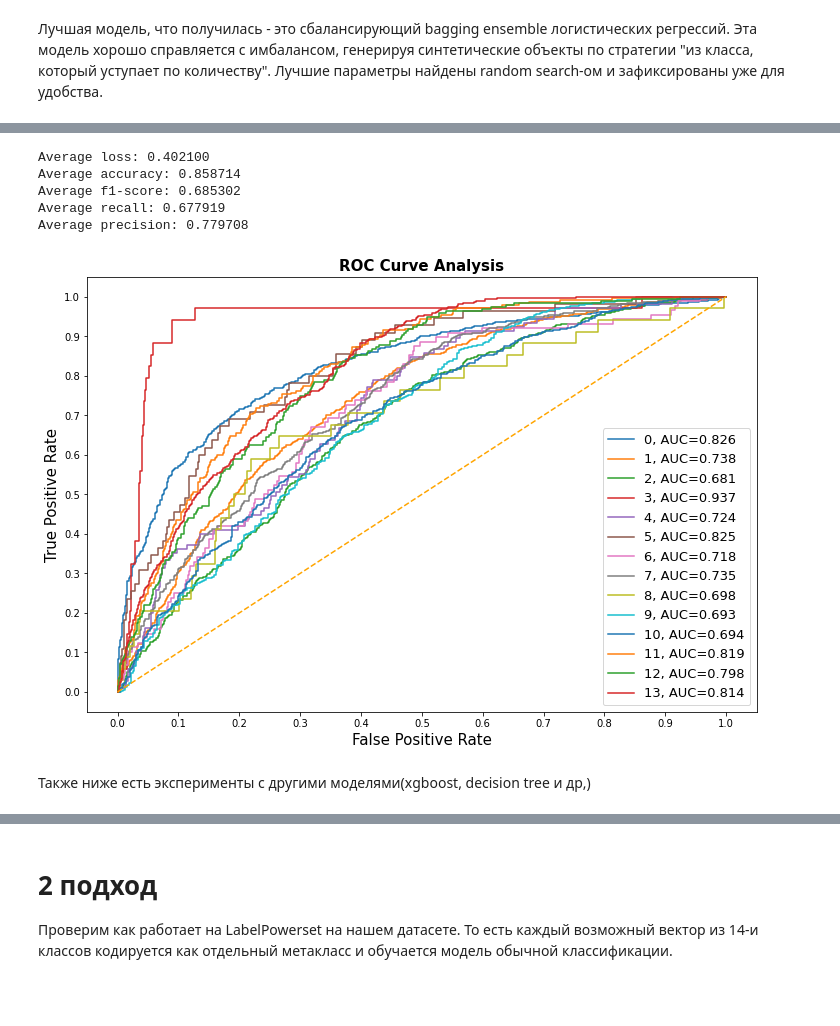
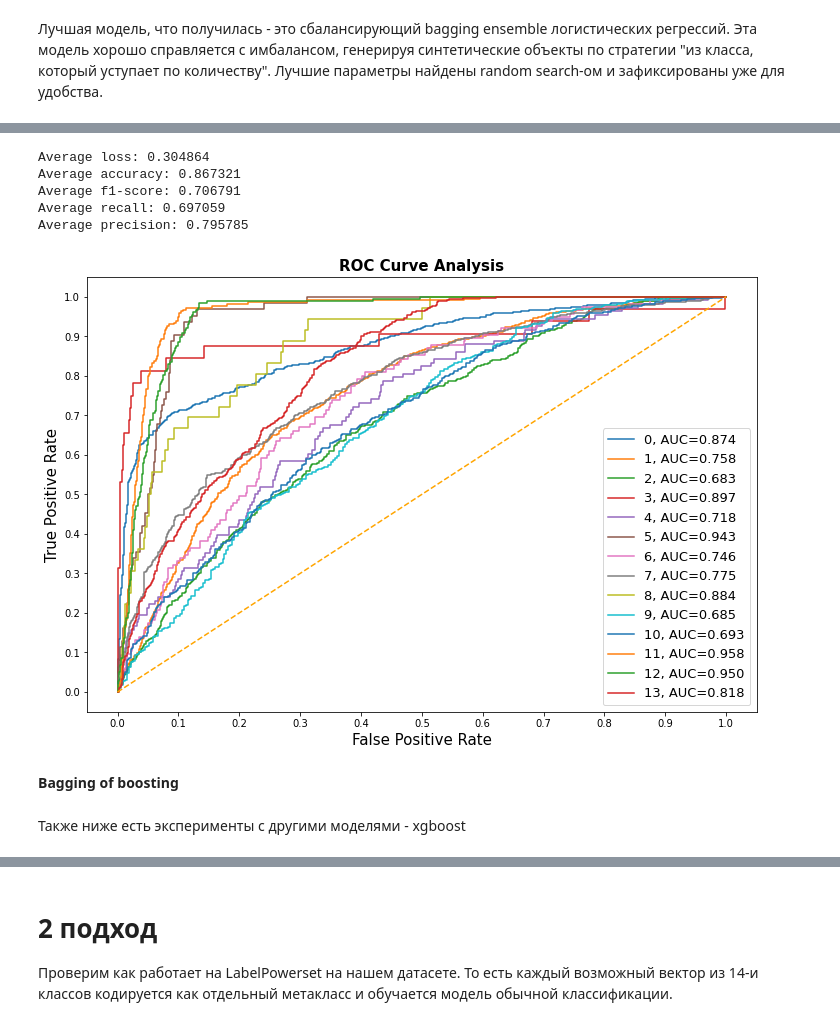
Before and after one commit to befozg/AM_entrance, a Jupyter notebook: classification_multi_lablel.ipynb, the cells around one changed output, grey strips where cells are left out. Saved outputs shown, nothing was run; the diff lists cells and outputs as text; code cells hidden in the pictures; blank space fills up the shorter version.

```diff
--- a/classification_multi_lablel.ipynb
+++ b/classification_multi_lablel.ipynb
@@ -177,6 +195,0 @@ plt.show()
-# %%
-scaler = StandardScaler()
-scaler.fit(X_train)
-X_train = scaler.transform(X_train)
-scaler.fit(X_val)
-X_val = scaler.transform(X_val)
@@ -194,0 +220,3 @@ X_train_pca.shape
+# %%
+X_train =  X_train[selected_columns].values
+X_val = X_val[selected_columns].values
@@ -388,0 +473,8 @@ def test(clf, X_val, y_val):
+# %%
+features_with_impact = set()
+for i in range(len(lr_model.estimators_)):
+  features_with_impact |= set(np.where(lr_model.estimators_[i].coef_ != 0)[1])
+features_with_impact = list(features_with_impact)
+X_train_new = np.array(X_train)[:, features_with_impact]
+X_val_new = X_val[:, features_with_impact]
+X_train_new.shape
@@ -396,30 +544,13 @@ warnings.filterwarnings('ignore')
 lr_params = {
     'random_state': 0,
     'penalty': 'elasticnet',
-    'max_iter': 100,
+    'max_iter': 200,
     'C': 1e-2,
     'solver': 'saga',
     'l1_ratio': 0.7
 }
 
-xbst_best_params = {
-    'colsamplebytree': 0.75,
-    'gamma': 0,
-    'learning_rate': 0.02,
-    'max_depth': 6,
-    'min_child_weight': 1,
-    'n_estimators': 100,
-    'num_class': 2,
-    'objective': 'multi:softprob',
-    'random_state':0,
-    'reg_alpha': 0,
-    'reg_lambda': 1,
-    'subsample':0.75,
-}
-
-
 lr = LogisticRegression(**lr_params)
-xgb_model = xgb.XGBClassifier(**xbst_best_params)
 
 bbc_lr = BalancedBaggingClassifier(base_estimator=lr,
                                 sampling_strategy='not majority',
@@ -428,9 +559,9 @@ bbc_lr = BalancedBaggingClassifier(base_estimator=lr,
 
 
 bbc_lr_model, bbc_lr_metrix = train_cv(bbc_lr,
-                                      X_train_pca,
+                                      X_train_new,
                                       y_train,
-                                      batch_size=2000,
-                                      n_splits=3)
+                                      batch_size=6000,
+                                      n_splits=4)
 # %% [output]
 Fold 0:
@@ -453,10 +584,10 @@ Average precision: 0.786930
 # %%
-y_pred, y_proba = test(bbc_lr_model, X_val_pca, y_val)
+y_pred, y_proba = test(bbc_lr_model, X_val_new, y_val)
 # %% [output]
-Average loss: 0.402100
-Average accuracy: 0.858714
-Average f1-score: 0.685302
-Average recall: 0.677919
-Average precision: 0.779708
+Average loss: 0.304864
+Average accuracy: 0.867321
+Average f1-score: 0.706791
+Average recall: 0.697059
+Average precision: 0.795785
-[figure, old version]
+[figure, new version]
 # %%
@@ -468,5 +598,7 @@ result = result.T
 # %%
 df_result = pd.DataFrame(result)
 df_result.to_csv(test_labels_path)
+# %% [markdown]
+**Bagging of boosting**
 # %% [markdown]
-Также ниже есть эксперименты с другими моделями(xgboost, decision tree и др,)
+Также ниже есть эксперименты с другими моделями - xgboost
```
Also changed, not shown: parts of 63 cells of this notebook.
